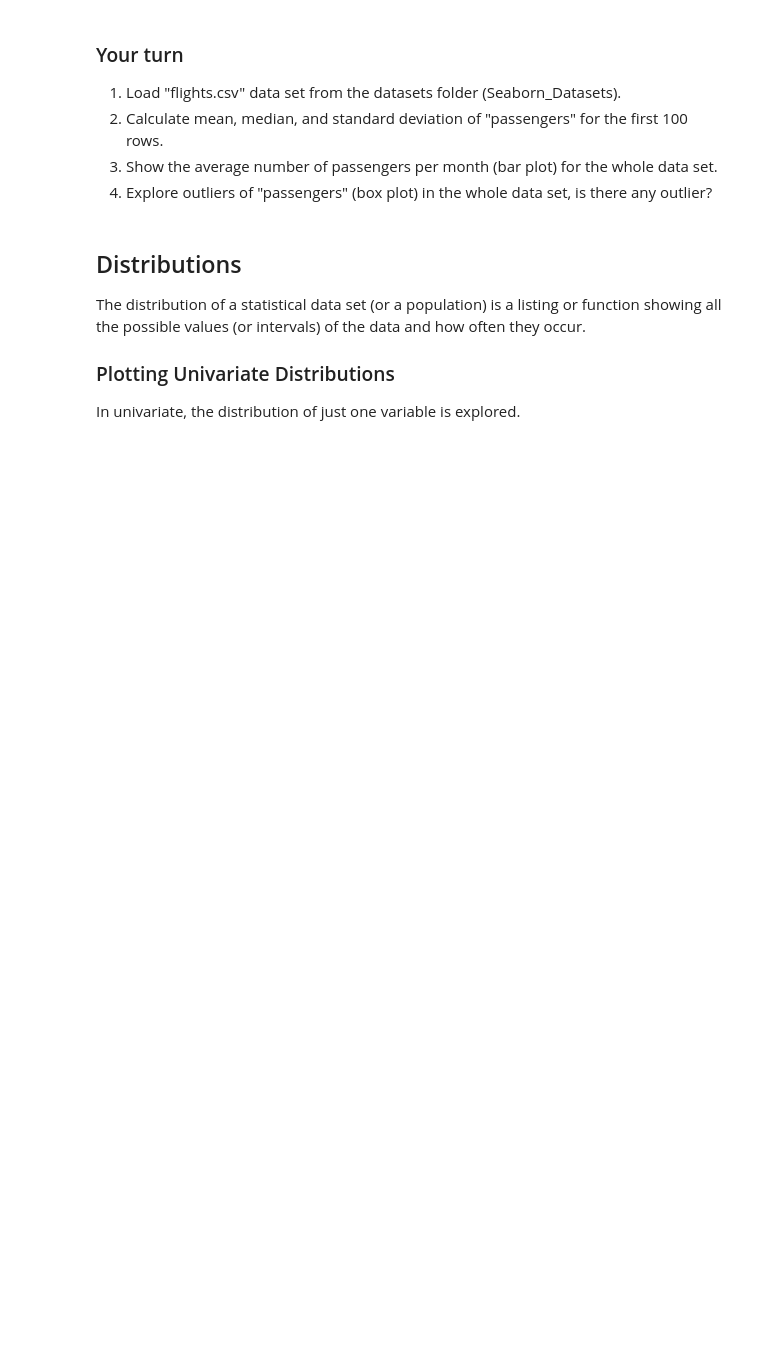
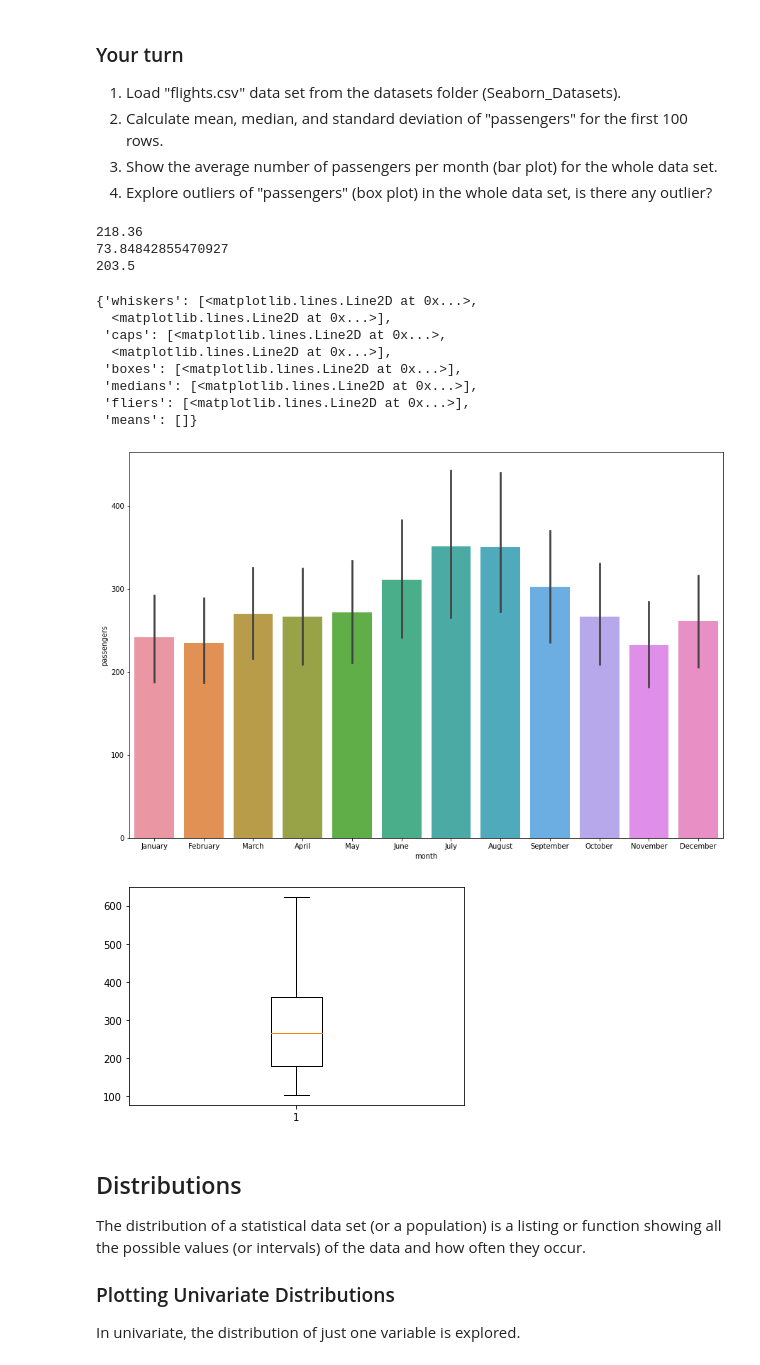
Before and after one commit to danikhani/ITDS-Instructions-WS20, a Jupyter notebook: Instruction3/Data Visualization_Decision Trees-Instruction.ipynb, the cells around one changed output. Drawn from its saved outputs; the diff is of its cells as text; code cells hidden in the pictures; blank space fills up the shorter version.

Commit message:
instruction 3 completed learned stuff about plots and datavisualisation

```diff
--- a/Instruction3/Data Visualization_Decision Trees-Instruction.ipynb
+++ b/Instruction3/Data Visualization_Decision Trees-Instruction.ipynb
@@ -171,3 +288,42 @@ plt.boxplot(data)
+# %%
+#Your answer
+import pandas as pd
+import seaborn as sns
+import numpy as np
+import matplotlib.pyplot as plt
+
+
+flights_100 = pd.read_csv("Seaborn_Datasets/flights.csv", nrows=100)
+passenger_mean = np.mean(flights_100['passengers'])
+passenger_std = np.std(flights_100['passengers'])
+passenger_median = np.median(flights_100['passengers'])
+
+print(passenger_mean) # mean
+print(passenger_std) #standaradabweichung
+print(passenger_median) #median
+
+flights= pd.read_csv("Seaborn_Datasets/flights.csv")
+#bar plot
+plt.figure(figsize=(15,10))
+sns.barplot(x="month", y="passengers", data=flights)
+
+#box plot
+plt.figure()
+plt.boxplot(flights['passengers'])
+# %% [output]
+218.36
+73.84842855470927
+203.5
+{'whiskers': [<matplotlib.lines.Line2D at 0x...>,
+  <matplotlib.lines.Line2D at 0x...>],
+ 'caps': [<matplotlib.lines.Line2D at 0x...>,
+  <matplotlib.lines.Line2D at 0x...>],
+ 'boxes': [<matplotlib.lines.Line2D at 0x...>],
+ 'medians': [<matplotlib.lines.Line2D at 0x...>],
+ 'fliers': [<matplotlib.lines.Line2D at 0x...>],
+ 'means': []}
+[figure, added]
+[figure, added]
 # %% [markdown]
 ## Distributions
 The distribution of a statistical data set (or a population) is a listing or function showing all the possible values (or intervals) of the data and how often they occur.
```
Also changed, not shown: parts of 37 cells of this notebook.
